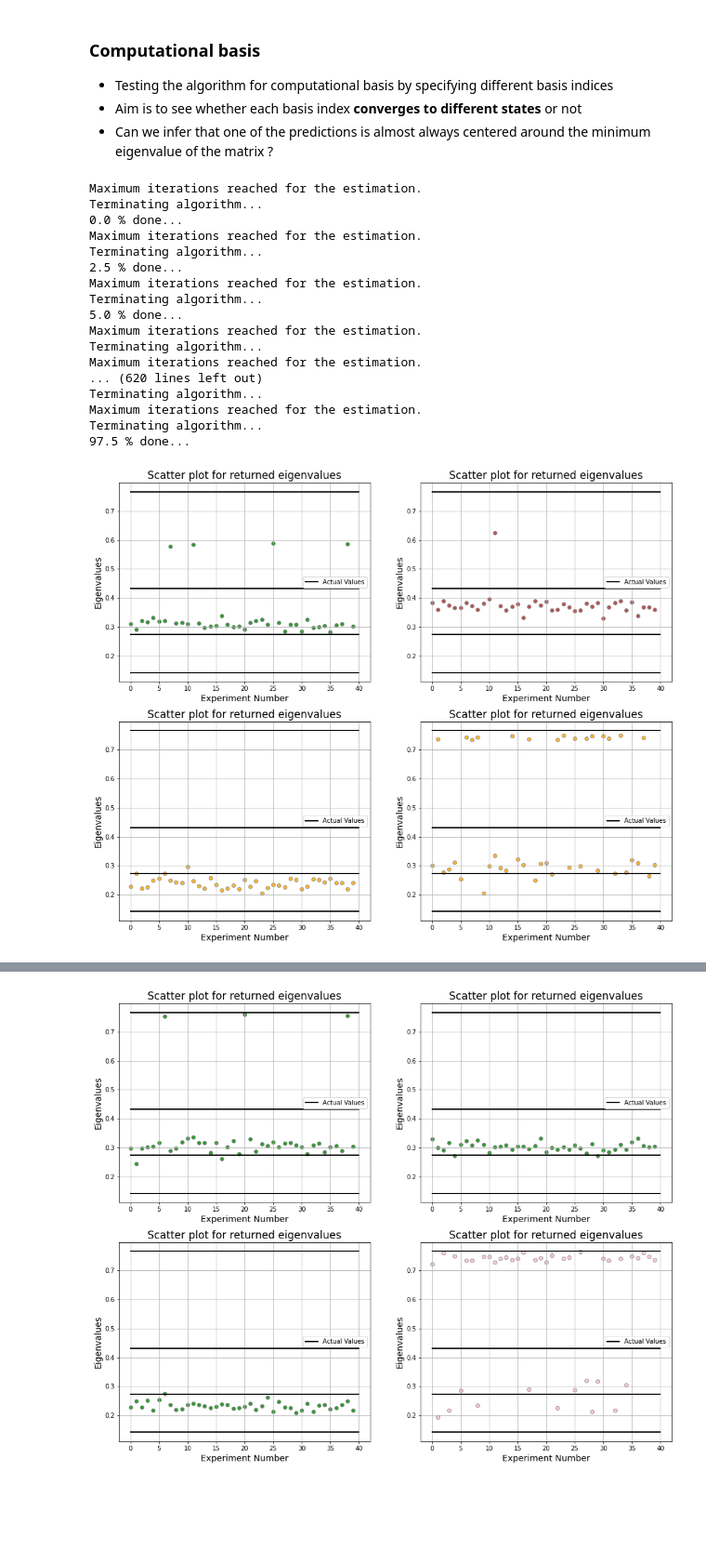
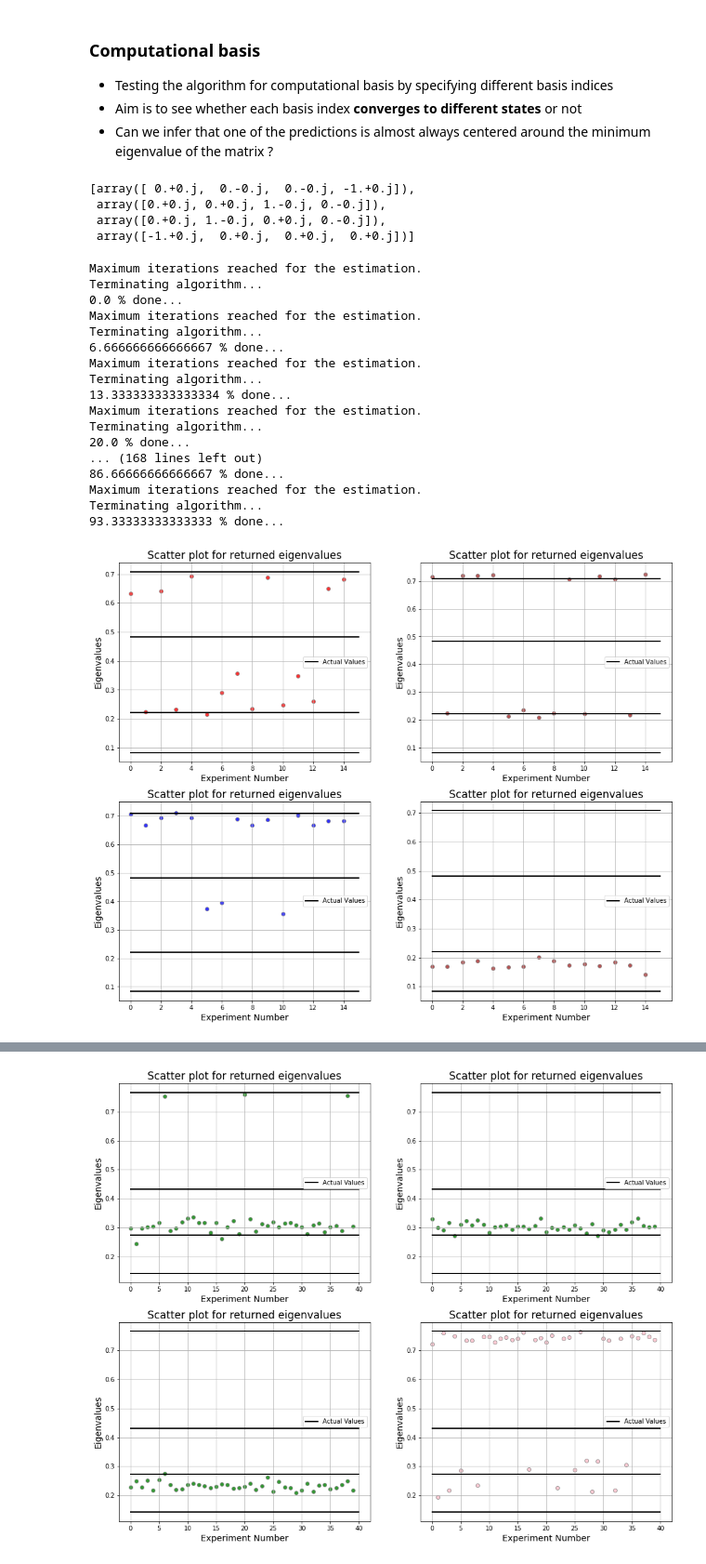
Before and after one commit to TheGupta2012/QPE-Algorithms, a Jupyter notebook: QPE/Statistical QPE/Experiments/Testing convergence to minimum eigenvalues.ipynb, the cells around one changed output, grey strips where cells are left out. Shown: that part at 93% size. Drawn from its saved outputs; the diff is of its cells as text; code cells hidden in the pictures; blank space fills up the shorter version.

```diff
--- a/QPE/Statistical QPE/Experiments/Testing convergence to minimum eigenvalues.ipynb
+++ b/QPE/Statistical QPE/Experiments/Testing convergence to minimum eigenvalues.ipynb
@@ -158,0 +130,5 @@ simulator = Aer.get_backend('qasm_simulator')
+# %%
+spea2 = global_max_SPEA(unit, resolution=15, error=2, max_iters=80)
+res = spea2.get_eigen_pair(progress = True,
+        backend=simulator, algo='alternate', basis=basis,
+        basis_ind=basis_ind)
@@ -159,11 +153,12 @@ simulator = Aer.get_backend('qasm_simulator')
 # %%
 eigen_vals_ret1 = []
-while len(eigen_vals_ret1) != 100:
-    res = spea1.get_eigen_pair(
+for i in range(30):
+    spea2 = global_max_SPEA(unit, resolution=40, error=2, max_iters=i)
+    res = spea2.get_eigen_pair(
         backend=simulator, algo='alternate', basis=basis,
         basis_ind=basis_ind)
-    if res['cost'] < 0.75:
-        continue
+#     if res['cost'] < 0.75:
+#         continue
 
     eigen_vals_ret1.append(res['theta'])
 # %% [output]
@@ -245,10 +262,20 @@ for k in eig_v:
 eig_v = np.array(eig)
 print(eig_v)
 # %%
-i = np.identity(4)
+
+y = np.array([[0,-1j],
+            [1j,0]])
+yy= np.kron(y,y)
 basis = []
-for k in i:
+for k in yy:
     basis.append(k)
+# %%
+basis
+# %% [output]
+[array([ 0.+0.j,  0.-0.j,  0.-0.j, -1.+0.j]),
+ array([0.+0.j, 0.+0.j, 1.-0.j, 0.-0.j]),
+ array([0.+0.j, 1.-0.j, 0.+0.j, 0.-0.j]),
+ array([-1.+0.j,  0.+0.j,  0.+0.j,  0.+0.j])]
 # %%
 eig_ret = []
 
@@ -258,12 +285,12 @@ simulator = Aer.get_backend('qasm_simulator')
 for i in range(4):
     basis_index = i
     eigen_vals_ret1 = []
-    while len(eigen_vals_ret1) != 40:
+    while len(eigen_vals_ret1) != 15:
         res = spea1.get_eigen_pair(
             backend=simulator, algo='alternate', basis=basis, basis_ind=basis_index)
         if res['cost'] < 0.75:
             continue
-        print((len(eigen_vals_ret1)/40)*100, "% done...")
+        print((len(eigen_vals_ret1)/15)*100, "% done...")
         eigen_vals_ret1.append(res['theta'])
     eig_ret.append(eigen_vals_ret1)
 # %% [output]
@@ -272,22 +299,22 @@ Terminating algorithm...
 0.0 % done...
 Maximum iterations reached for the estimation.
 Terminating algorithm...
-2.5 % done...
+6.666666666666667 % done...
 Maximum iterations reached for the estimation.
 Terminating algorithm...
-5.0 % done...
+13.333333333333334 % done...
 Maximum iterations reached for the estimation.
 Terminating algorithm...
-Maximum iterations reached for the estimation.
-... (620 lines left out)
-Terminating algorithm...
+20.0 % done...
+... (168 lines left out)
+86.66666666666667 % done...
 Maximum iterations reached for the estimation.
 Terminating algorithm...
-97.5 % done...
+93.33333333333333 % done...
 # %%
-generate_plot2(eig_v, eig_ret, 4, 40)
+generate_plot2(eig_v, eig_ret, 4, 15)
 # %% [output]
-[figure, old version]
+[figure, new version]
 # %%
 eig_ret2 = []
 
```
Also changed, not shown: parts of 14 cells of this notebook, 1 other file.
